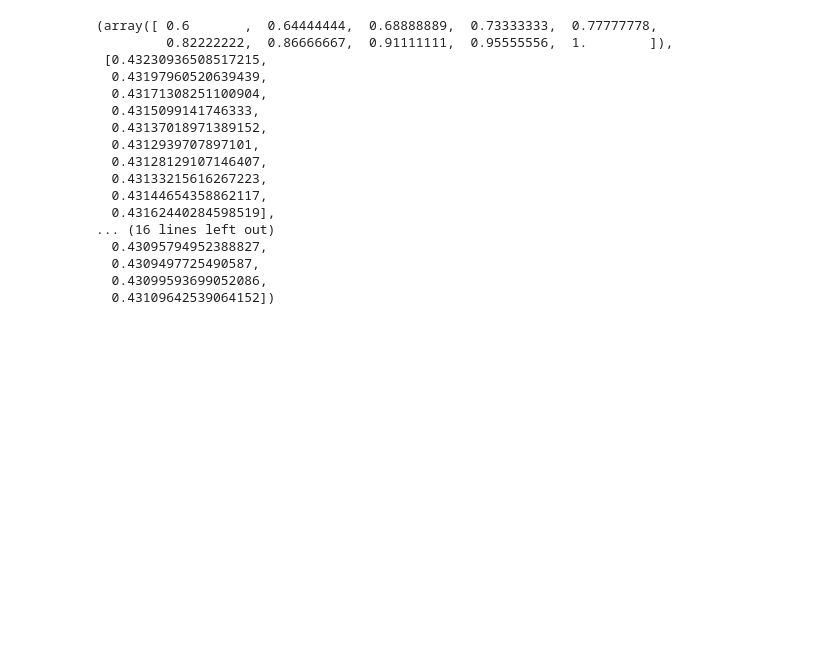
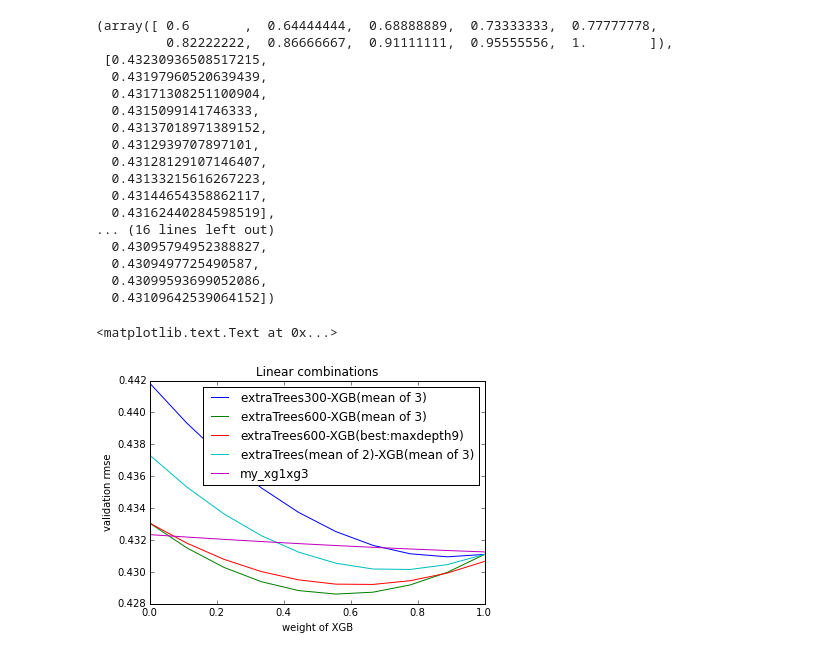
Before and after one commit to Bekbolatov/kaggle, a Jupyter notebook: events/hd/notebooks/features5_alexander.ipynb, the cells around one changed output. Cells and saved outputs as stored; diff of their text form; code cells hidden in the pictures; blank space fills up the shorter version.

```diff
--- a/events/hd/notebooks/features5_alexander.ipynb
+++ b/events/hd/notebooks/features5_alexander.ipynb
@@ -1112,4 +1200,7 @@ ps = np.linspace(0.6, 1.0, 10)
 myss = [fmean_squared_error(pd.DataFrame({'sdf': axgb.mean(axis=1), 'sdf2': aet.mean(axis=1)}).apply(lambda r: r['sdf']*p + r['sdf2']*(1.0-p), axis=1), idx_train.values) for p in ps]
+# %%
+ps = np.linspace(0.0, 1.0, 10)
+myss12 = [fmean_squared_error(pd.DataFrame({'sdf': axgb.mean(axis=1), 'sdf2': aet_12.mean(axis=1)}).apply(lambda r: r['sdf']*p + r['sdf2']*(1.0-p), axis=1), idx_train.values) for p in ps]
 # %%
 plt.plot(ps, ys)
 plt.plot(ps, mys)
@@ -1148,0 +1238,6 @@ mixed.to_csv?
+# %%
+ps = np.linspace(0.0, 1.0, 10)
+mysss = [fmean_squared_error(pd.DataFrame({'sdf': axgb.mean(axis=1), 'sdf2': aet2.mean(axis=1)}).apply(lambda r: r['sdf']*p + r['sdf2']*(1.0-p), axis=1), idx_train.values) for p in ps]
+# %%
+ps = np.linspace(0.0, 1.0, 10)
+myxx = [fmean_squared_error(pd.DataFrame({'sdf': x_xgbb.mean(axis=1), 'sdf2': x_etb.mean(axis=1)}).apply(lambda r: r['sdf']*p + r['sdf2']*(1.0-p), axis=1), idx_train.values) for p in ps]
@@ -1148,0 +1247,20 @@ mixed.to_csv?
+# %%
+ps = np.linspace(0.0, 1.0, 10)
+my_xg1xg3 = [fmean_squared_error(pd.DataFrame({'sdf': x_xgb.mean(axis=1), 'sdf2': x_xgbbb.mean(axis=1)}).apply(lambda r: r['sdf']*p + r['sdf2']*(1.0-p), axis=1), idx_train.values) for p in ps]
+# %%
+#plt.plot(ps, ys)
+#plt.plot(ps, mys)
+plt.plot(ps, myss)
+plt.plot(ps, mysss)
+plt.plot(ps, myxx)
+plt.plot(ps, myss12)
+plt.plot(ps, my_xg1xg3)
+
+#plt.legend(['indiv-indiv', 'indiv-mean', 'mean-mean', 'mean_b-mean'])
+plt.legend(['extraTrees300-XGB(mean of 3)', 'extraTrees600-XGB(mean of 3)', 'extraTrees600-XGB(best:maxdepth9)', 'extraTrees(mean of 2)-XGB(mean of 3)', 'my_xg1xg3'])
+plt.title("Linear combinations")
+plt.xlabel('weight of XGB')
+plt.ylabel('validation rmse')
+# %% [output]
+<matplotlib.text.Text at 0x...>
+[figure, added]
```
Also changed, not shown: parts of 15 cells of this notebook, 4 other files.
